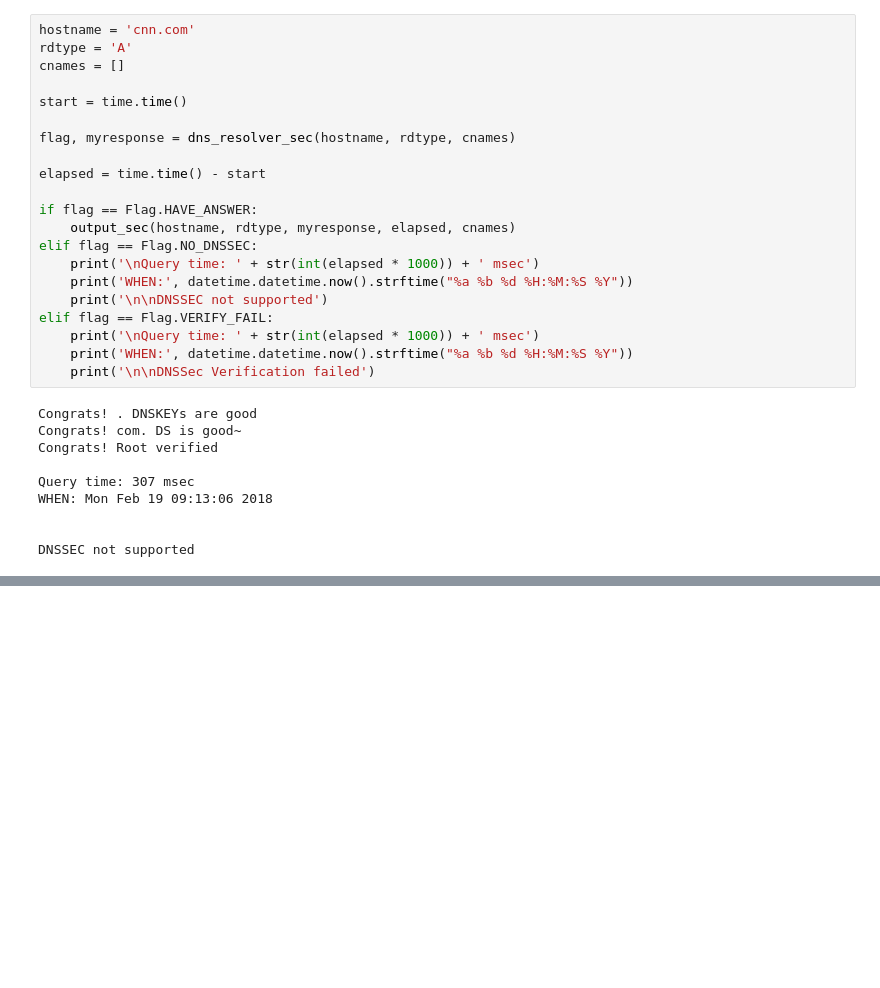
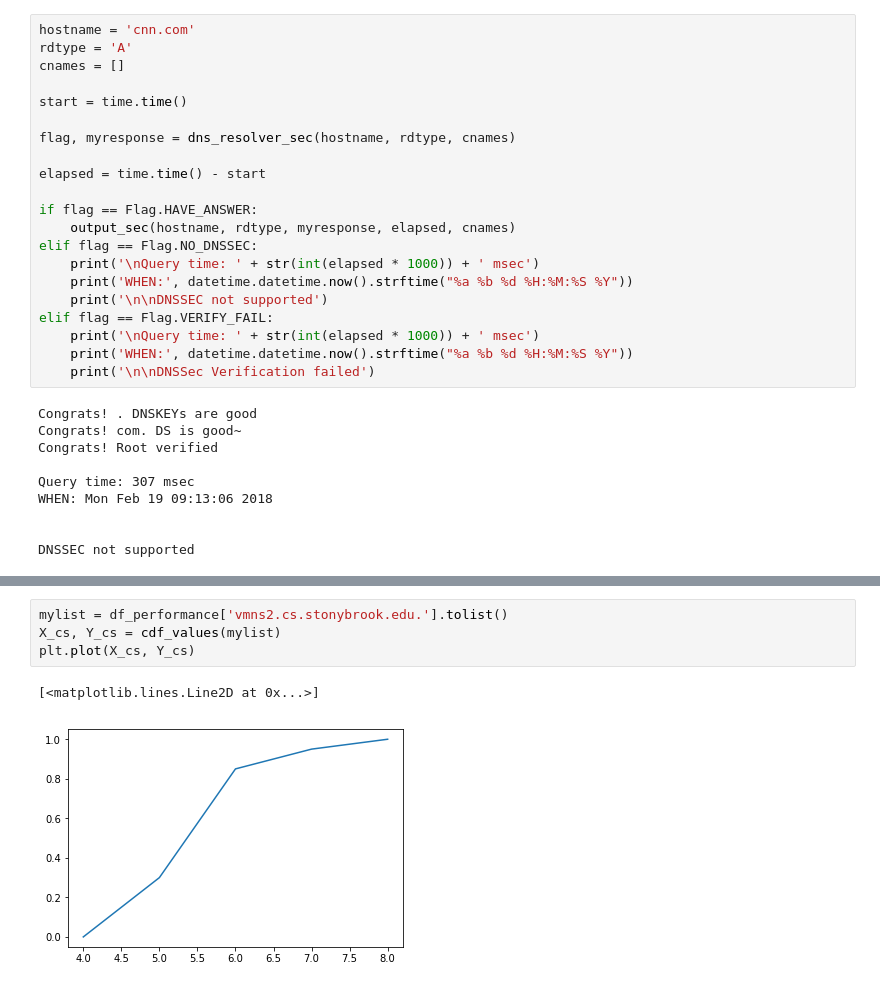
Before and after one commit to caitaozhan/CSE534-Homework, a Jupyter notebook: homework-1/dns.ipynb, the cells around one changed output, grey strips where cells are left out. Cells and saved outputs as stored; diff of their text form; blank space fills up the shorter version.

```diff
--- a/homework-1/dns.ipynb
+++ b/homework-1/dns.ipynb
@@ -917,0 +1158,7 @@ DNSSEC not supported
+# %%
+mylist = df_performance['vmns2.cs.stonybrook.edu.'].tolist()
+X_cs, Y_cs = cdf_values(mylist)
+plt.plot(X_cs, Y_cs)
+# %% [output]
+[<matplotlib.lines.Line2D at 0x...>]
+[figure, added]
```
Also changed, not shown: parts of 21 cells of this notebook, 4 other files.
